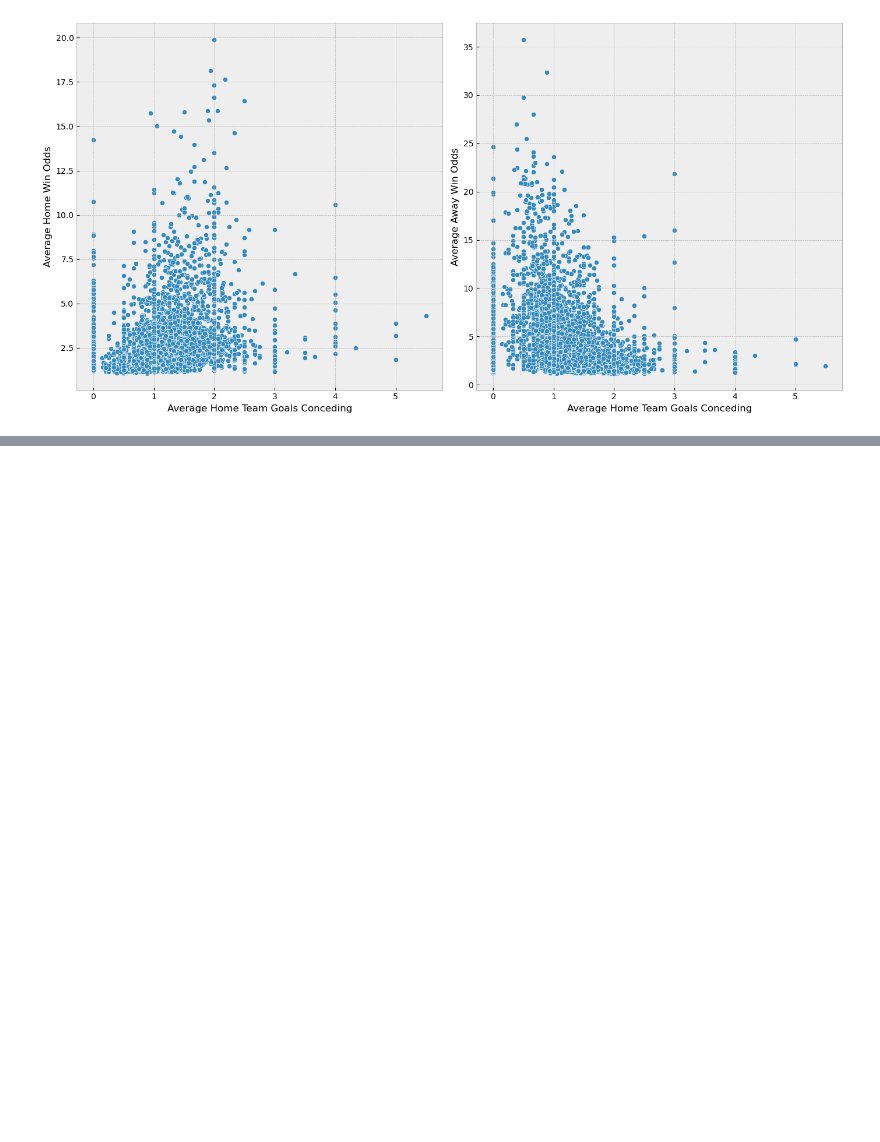
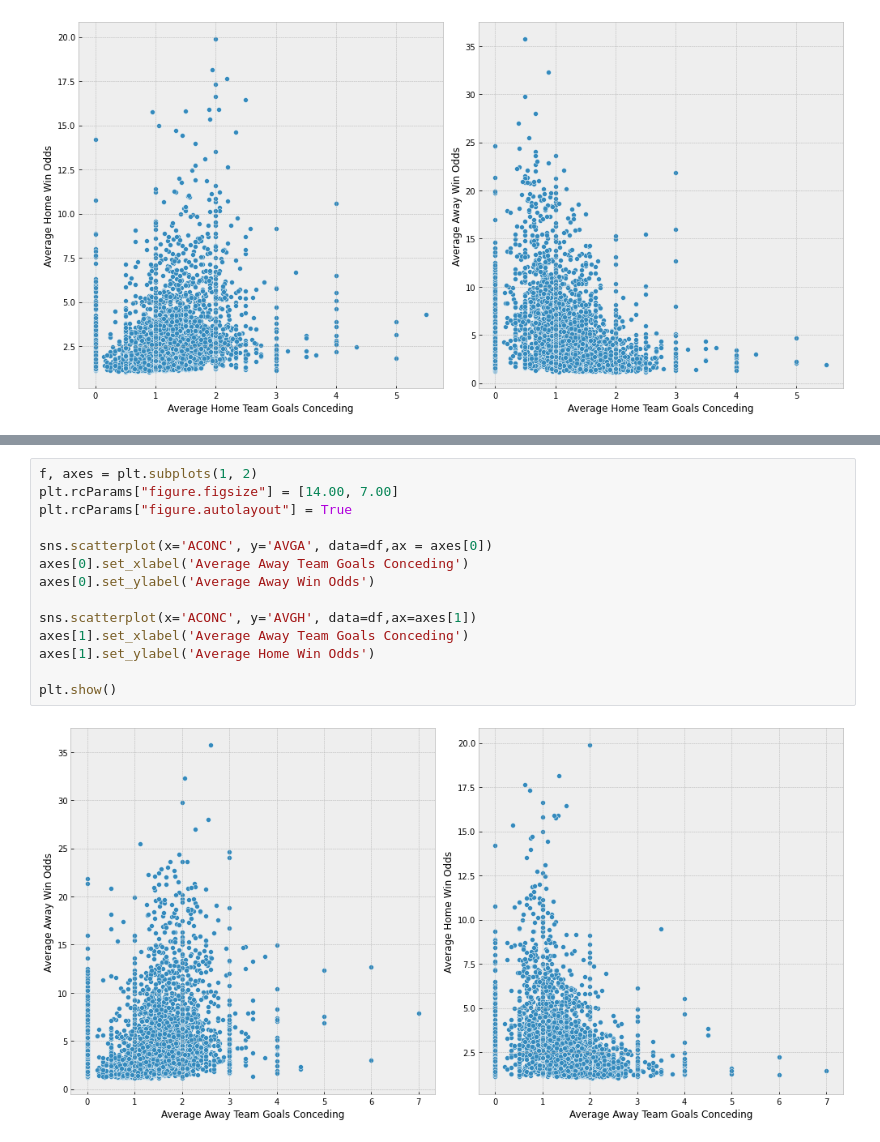
Before and after one commit to georgeanastasiadis/football-match-result-prediction-using-ml-techniques, a Jupyter notebook: EDA/serieA-eda.ipynb, the cells around one changed output, grey strips where cells are left out. Saved outputs shown, nothing was run; the diff lists cells and outputs as text; blank space fills up the shorter version.

```diff
--- a/EDA/serieA-eda.ipynb
+++ b/EDA/serieA-eda.ipynb
@@ -432,0 +341,16 @@ When the attacking performance of teams is good, it usually leads to more points
+# %%
+f, axes = plt.subplots(1, 2)
+plt.rcParams["figure.figsize"] = [14.00, 7.00]
+plt.rcParams["figure.autolayout"] = True
+
+sns.scatterplot(x='ACONC', y='AVGA', data=df,ax = axes[0])
+axes[0].set_xlabel('Average Away Team Goals Conceding')
+axes[0].set_ylabel('Average Away Win Odds')
+
+sns.scatterplot(x='ACONC', y='AVGH', data=df,ax=axes[1])
+axes[1].set_xlabel('Average Away Team Goals Conceding')
+axes[1].set_ylabel('Average Home Win Odds')
+
+plt.show()
+# %% [output]
+[figure, added]
```
Also changed, not shown: parts of 33 cells of this notebook.
